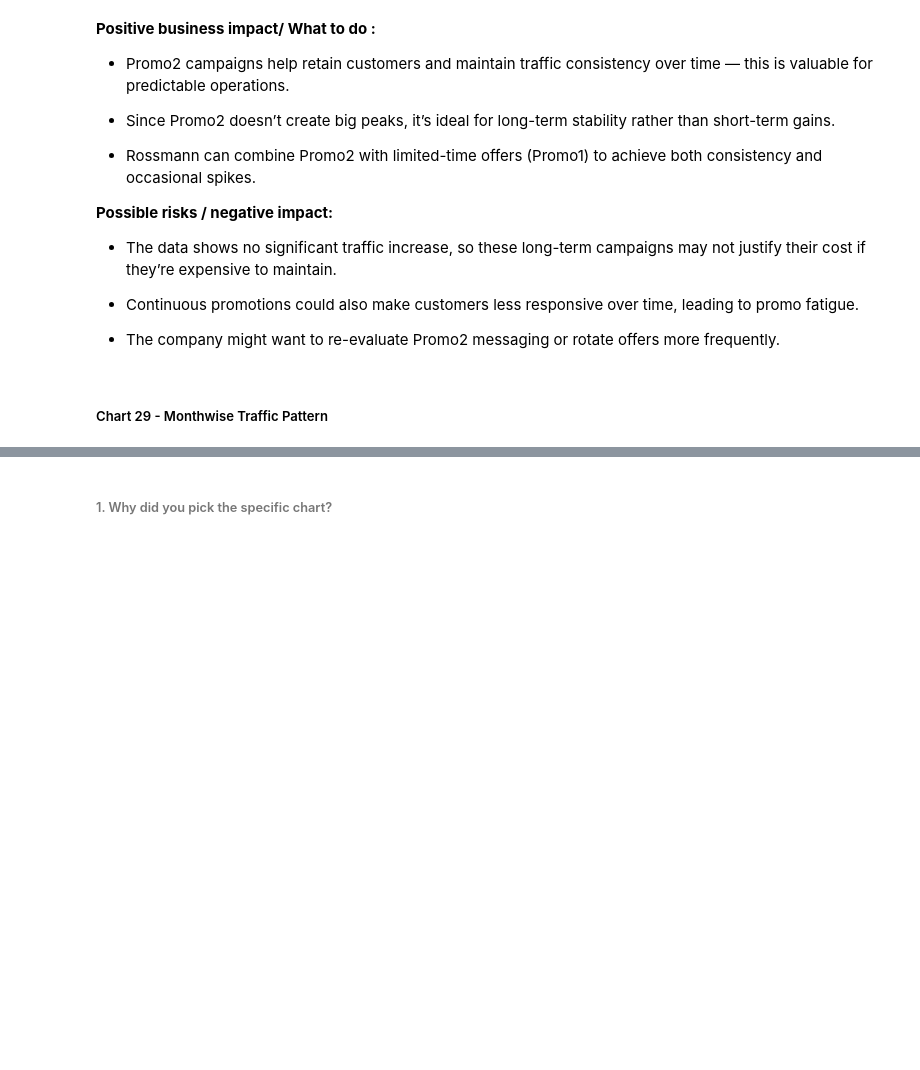
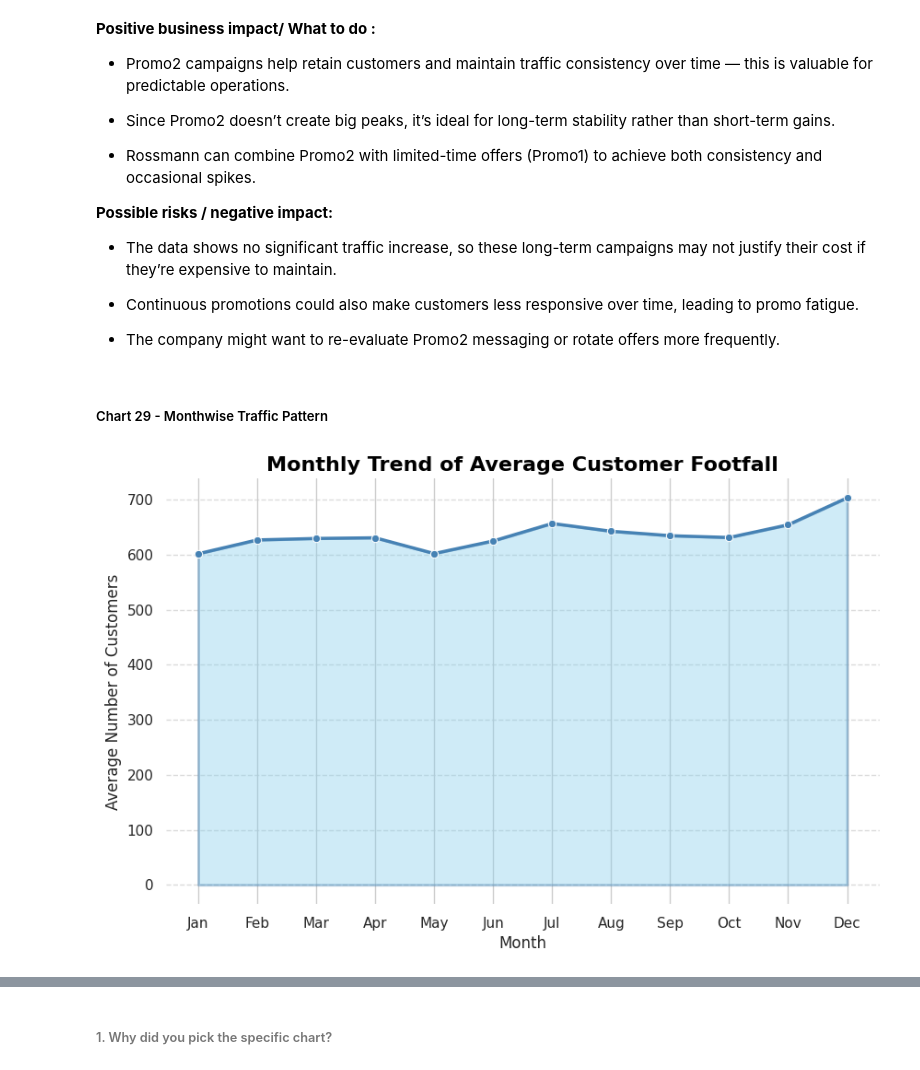
Before and after one commit to MonaliM5/Rossmann-Retail-Sales-Prediction, a Jupyter notebook: Rossmann_Retail_Sales_Prediction.ipynb, the cells around one changed output, grey strips where cells are left out. Cells and saved outputs as stored; diff of their text form; code cells hidden in the pictures; blank space fills up the shorter version.

Commit message:
Viz (Chart 29)  - Added  Area Plot of Month vs Customers: Identified stable monthly customer trends with small peaks in July & December, indicating steady year-round footfall 📆

```diff
--- a/Rossmann_Retail_Sales_Prediction.ipynb
+++ b/Rossmann_Retail_Sales_Prediction.ipynb
@@ -3663,0 +3855,65 @@ Are there any insights that lead to negative growth? Justify with specific reaso
+# %%
+# Chart 29 - Visualization Code
+# Features Used - Month, Customers
+
+# ✅ Why this chart is important to include?
+# This chart helps me identify monthly patterns in customer footfall across all stores.
+# It shows whether there are seasonal peaks or dips in customer visits,
+# which is valuable for planning staffing, promotions, and inventory during high-traffic periods.
+
+# ---------------------------------------------------------------------------------------------------------- #
+
+# Grouping data by month to get average number of customers
+monthly_customers = (
+    df.groupby('Month')['Customers']
+    .mean()
+    .reset_index()
+    .sort_values('Month')
+)
+
+# Setting consistent style
+sns.set(style='whitegrid')
+
+# Creating the figure
+plt.figure(figsize=(10,6))
+
+# Plotting the filled area to show variation in customer count over months
+plt.fill_between(
+    x=monthly_customers['Month'],
+    y1=monthly_customers['Customers'],
+    y2=0,
+    color='skyblue',
+    alpha=0.4,
+    linewidth=2,
+    edgecolor='steelblue'
+)
+
+# Adding a smooth line for clarity
+sns.lineplot(
+    data=monthly_customers,
+    x='Month',
+    y='Customers',
+    color='steelblue',
+    linewidth=2.5,
+    marker='o'
+)
+
+# Chart title and labels
+plt.title('Monthly Trend of Average Customer Footfall', fontsize=16, fontweight='bold', color='black')
+plt.xlabel('Month', fontsize=12)
+plt.ylabel('Average Number of Customers', fontsize=12)
+
+# Customizing x-axis labels
+plt.xticks(
+    ticks=range(1,13),
+    labels=['Jan','Feb','Mar','Apr','May','Jun','Jul','Aug','Sep','Oct','Nov','Dec']
+)
+
+# Adding gridlines
+plt.grid(axis='y', linestyle='--', alpha=0.7)
+plt.box(False)
+
+# Displaying the plot
+plt.show()
+# %% [output]
+[figure, added]
```
Also changed, not shown: parts of 49 cells of this notebook.
